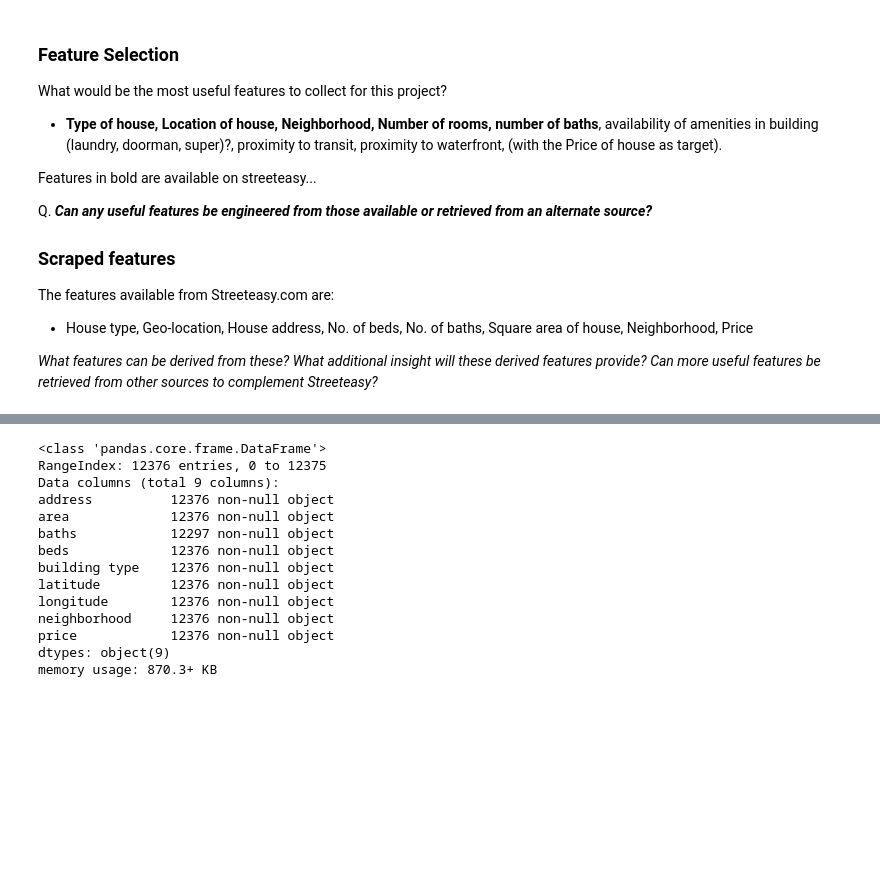
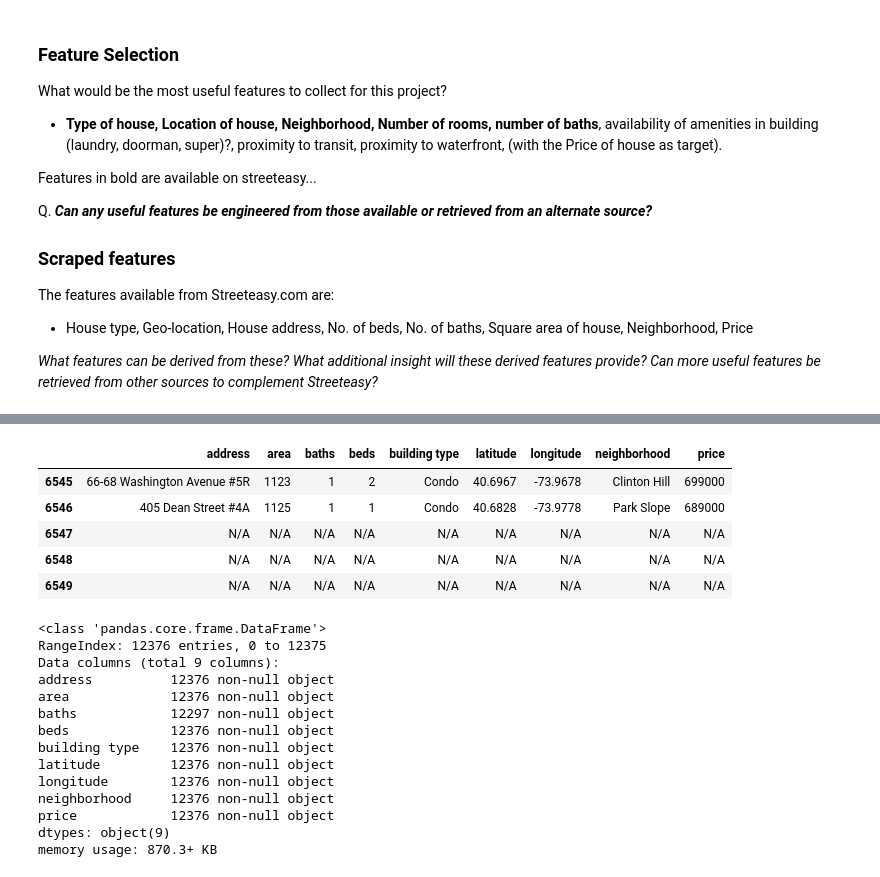
Before and after one commit to olaoluthomas/NYC_RealEstate, a Jupyter notebook: Scrape_StreetEasy-Dot-P-Y.ipynb, the cells around one changed output, grey strips where cells are left out. Saved outputs shown, nothing was run; the diff lists cells and outputs as text; code cells hidden in the pictures; blank space fills up the shorter version.

```diff
--- a/Scrape_StreetEasy-Dot-P-Y.ipynb
+++ b/Scrape_StreetEasy-Dot-P-Y.ipynb
@@ -260,3 +314,12 @@ data.head()
+# %%
+data.tail()
+# %% [output]
+|  | address | area | baths | beds | building type | latitude | longitude | neighborhood | price |
+| 6545 | 66-68 Washington Avenue #5R | 1123 | 1 | 2 | Condo | 40.6967 | -73.9678 | Clinton Hill | 699000 |
+| 6546 | 405 Dean Street #4A | 1125 | 1 | 1 | Condo | 40.6828 | -73.9778 | Park Slope | 689000 |
+| 6547 | N/A | N/A | N/A | N/A | N/A | N/A | N/A | N/A | N/A |
+| 6548 | N/A | N/A | N/A | N/A | N/A | N/A | N/A | N/A | N/A |
+| 6549 | N/A | N/A | N/A | N/A | N/A | N/A | N/A | N/A | N/A |
 # %%
 data.info()
 # %% [output]
```
Also changed, not shown: parts of 11 cells of this notebook, 14 other files.
